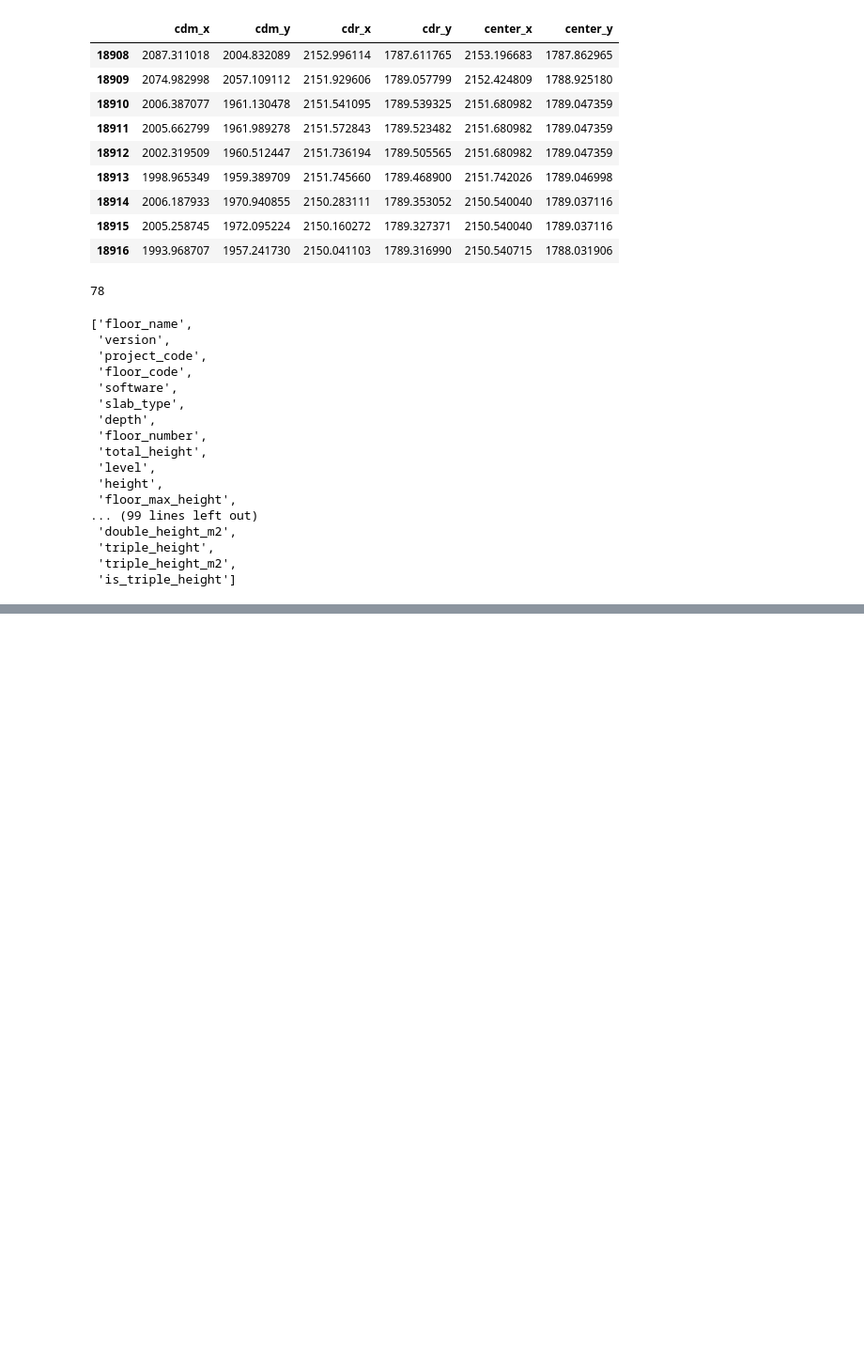
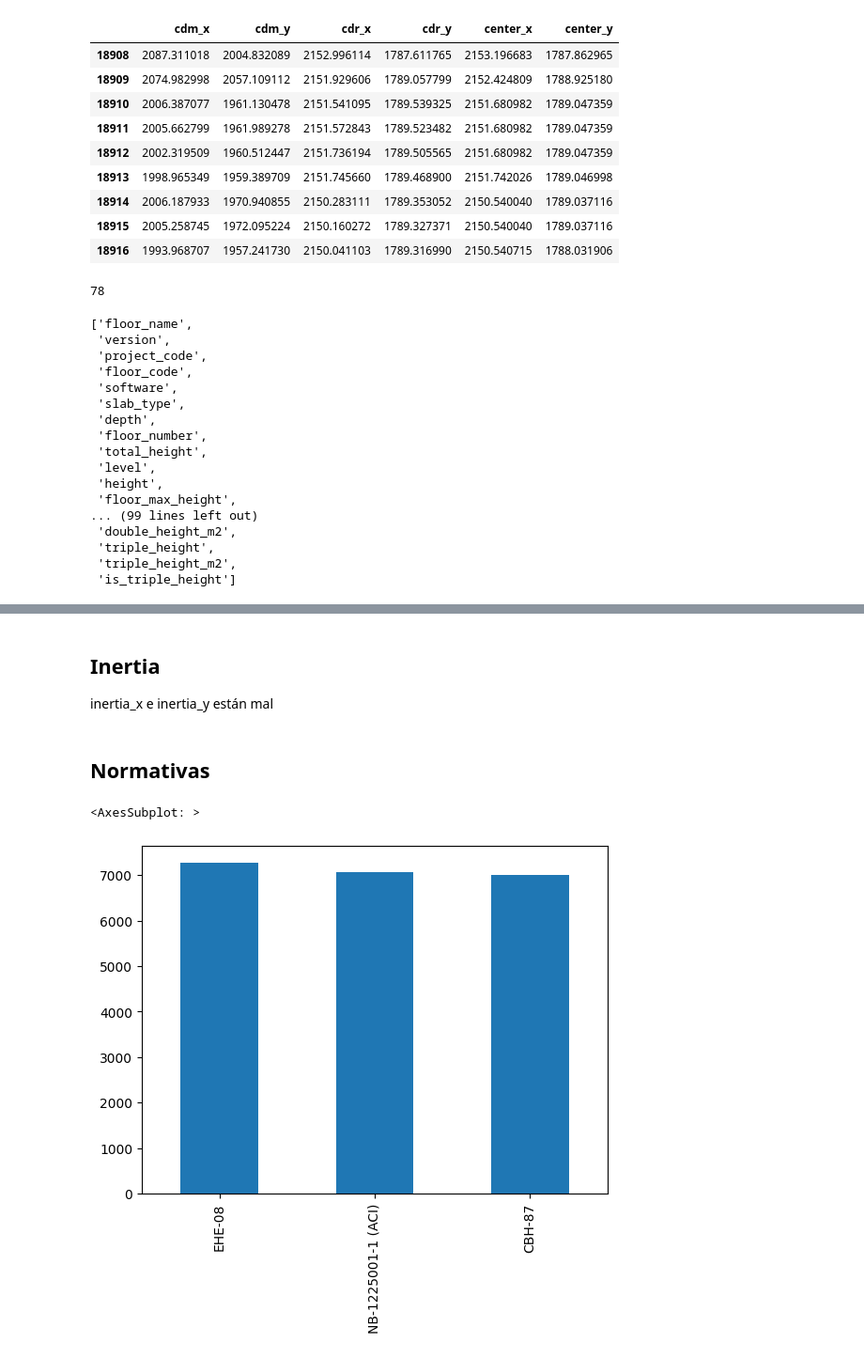
Before and after one commit to pablo-campillo/reinf-steel-ratio-regressor, a Jupyter notebook: notebooks/2.0-pcs-data-cleaning.ipynb, the cells around one changed output, grey strips where cells are left out. Shown at 94% size. Drawn from its saved outputs; the diff is of its cells as text; code cells hidden in the pictures; blank space fills up the shorter version.

```diff
--- a/notebooks/2.0-pcs-data-cleaning.ipynb
+++ b/notebooks/2.0-pcs-data-cleaning.ipynb
@@ -1793,0 +1794,6 @@ sns.scatterplot(data=df, x='eccentricity_m2', y='reinf_steel_ratio', alpha=0.1)
+# %% [markdown]
+## Inertia
+
+inertia_x e inertia_y están mal
+# %% [markdown]
+## Normativas
@@ -1793,0 +1807,5 @@ sns.scatterplot(data=df, x='eccentricity_m2', y='reinf_steel_ratio', alpha=0.1)
+# %%
+df['concrete_code'].value_counts().plot(kind='bar')
+# %% [output]
+<AxesSubplot: >
+[figure, added]
```
Also changed, not shown: parts of 44 cells of this notebook.
